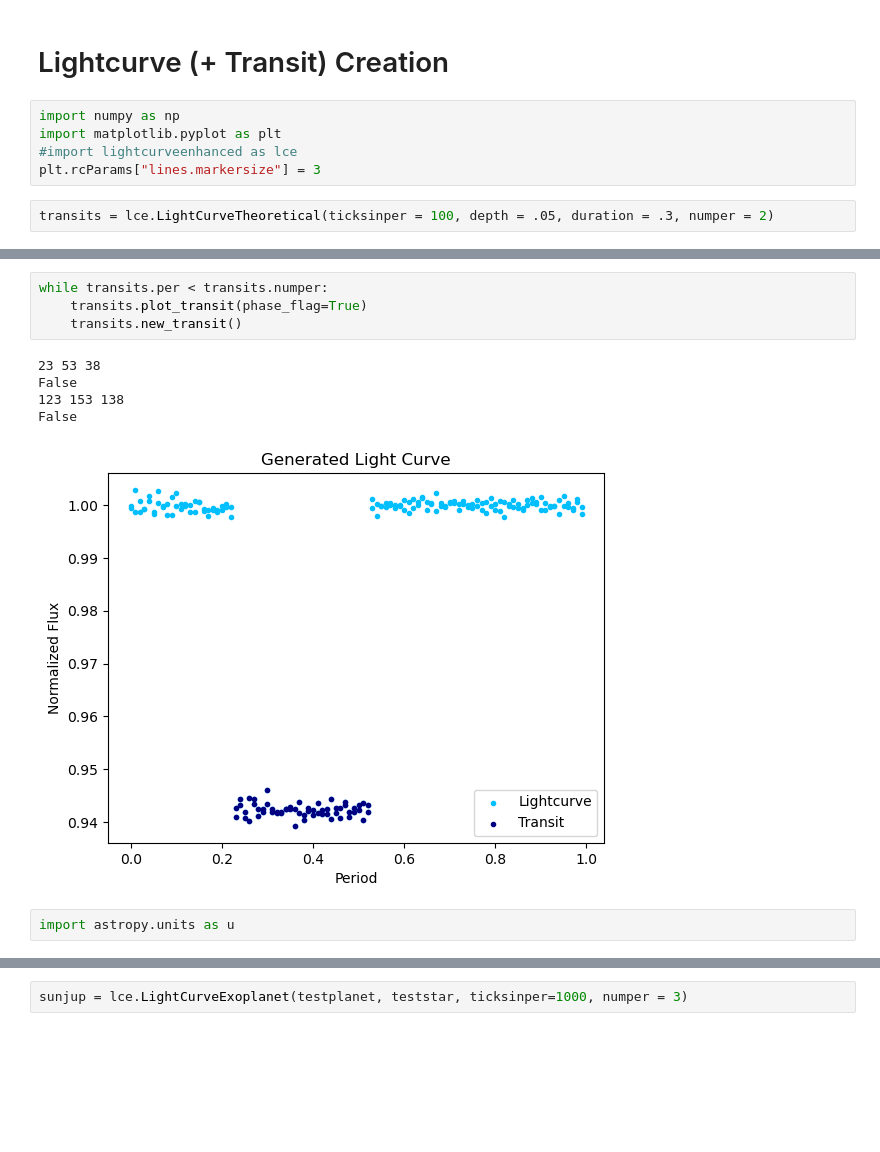
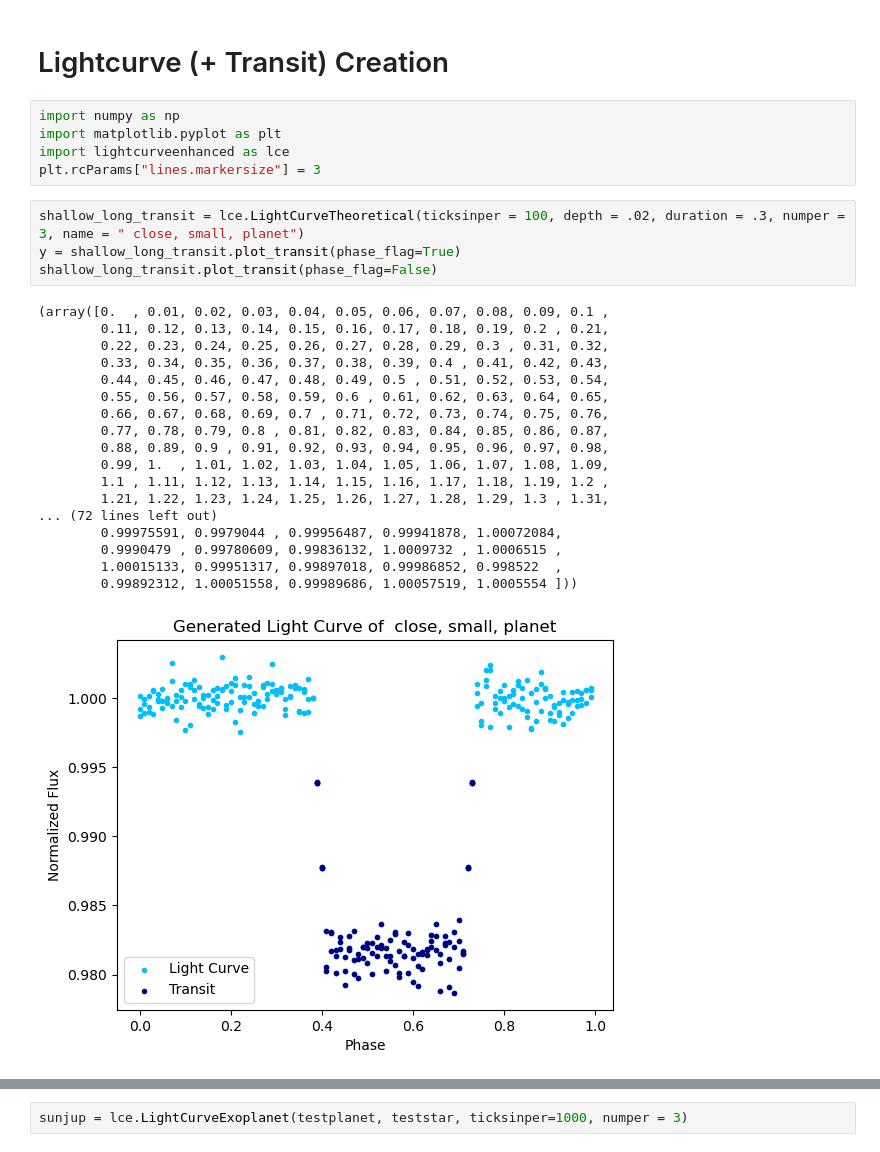
Before and after one commit to skleiman27/codeastroproject, a Jupyter notebook: lcEnhance/tutorial_in_work.ipynb, the cells around one changed output, grey strips where cells are left out. Saved outputs shown, nothing was run; the diff lists cells and outputs as text; blank space fills up the shorter version.

```diff
--- a/lcEnhance/tutorial_in_work.ipynb
+++ b/lcEnhance/tutorial_in_work.ipynb
@@ -3,7 +3,28 @@
 # %%
 import numpy as np
 import matplotlib.pyplot as plt
-#import lightcurveenhanced as lce
+import lightcurveenhanced as lce
 plt.rcParams["lines.markersize"] = 3
 # %%
-transits = lce.LightCurveTheoretical(ticksinper = 100, depth = .05, duration = .3, numper = 2)
+shallow_long_transit = lce.LightCurveTheoretical(ticksinper = 100, depth = .02, duration = .3, numper = 3, name = " close, small, planet")
+y = shallow_long_transit.plot_transit(phase_flag=True)
+shallow_long_transit.plot_transit(phase_flag=False)
+# %% [output]
+(array([0.  , 0.01, 0.02, 0.03, 0.04, 0.05, 0.06, 0.07, 0.08, 0.09, 0.1 ,
+        0.11, 0.12, 0.13, 0.14, 0.15, 0.16, 0.17, 0.18, 0.19, 0.2 , 0.21,
+        0.22, 0.23, 0.24, 0.25, 0.26, 0.27, 0.28, 0.29, 0.3 , 0.31, 0.32,
+        0.33, 0.34, 0.35, 0.36, 0.37, 0.38, 0.39, 0.4 , 0.41, 0.42, 0.43,
+        0.44, 0.45, 0.46, 0.47, 0.48, 0.49, 0.5 , 0.51, 0.52, 0.53, 0.54,
+        0.55, 0.56, 0.57, 0.58, 0.59, 0.6 , 0.61, 0.62, 0.63, 0.64, 0.65,
+        0.66, 0.67, 0.68, 0.69, 0.7 , 0.71, 0.72, 0.73, 0.74, 0.75, 0.76,
+        0.77, 0.78, 0.79, 0.8 , 0.81, 0.82, 0.83, 0.84, 0.85, 0.86, 0.87,
+        0.88, 0.89, 0.9 , 0.91, 0.92, 0.93, 0.94, 0.95, 0.96, 0.97, 0.98,
+        0.99, 1.  , 1.01, 1.02, 1.03, 1.04, 1.05, 1.06, 1.07, 1.08, 1.09,
+        1.1 , 1.11, 1.12, 1.13, 1.14, 1.15, 1.16, 1.17, 1.18, 1.19, 1.2 ,
+        1.21, 1.22, 1.23, 1.24, 1.25, 1.26, 1.27, 1.28, 1.29, 1.3 , 1.31,
+... (72 lines left out)
+        0.99975591, 0.9979044 , 0.99956487, 0.99941878, 1.00072084,
+        0.9990479 , 0.99780609, 0.99836132, 1.0009732 , 1.0006515 ,
+        1.00015133, 0.99951317, 0.99897018, 0.99986852, 0.998522  ,
+        0.99892312, 1.00051558, 0.99989686, 1.00057519, 1.0005554 ]))
+[figure, added]
@@ -10,12 +31,0 @@ transits = lce.LightCurveTheoretical(ticksinper = 100, depth = .05, duration = .
-# %%
-while transits.per < transits.numper:
-    transits.plot_transit(phase_flag=True)
-    transits.new_transit()
-# %% [output]
-23 53 38
-False
-123 153 138
-False
-[figure, removed]
-# %%
-import astropy.units as u
```
Also changed, not shown: parts of 13 cells of this notebook, 1 other file.
